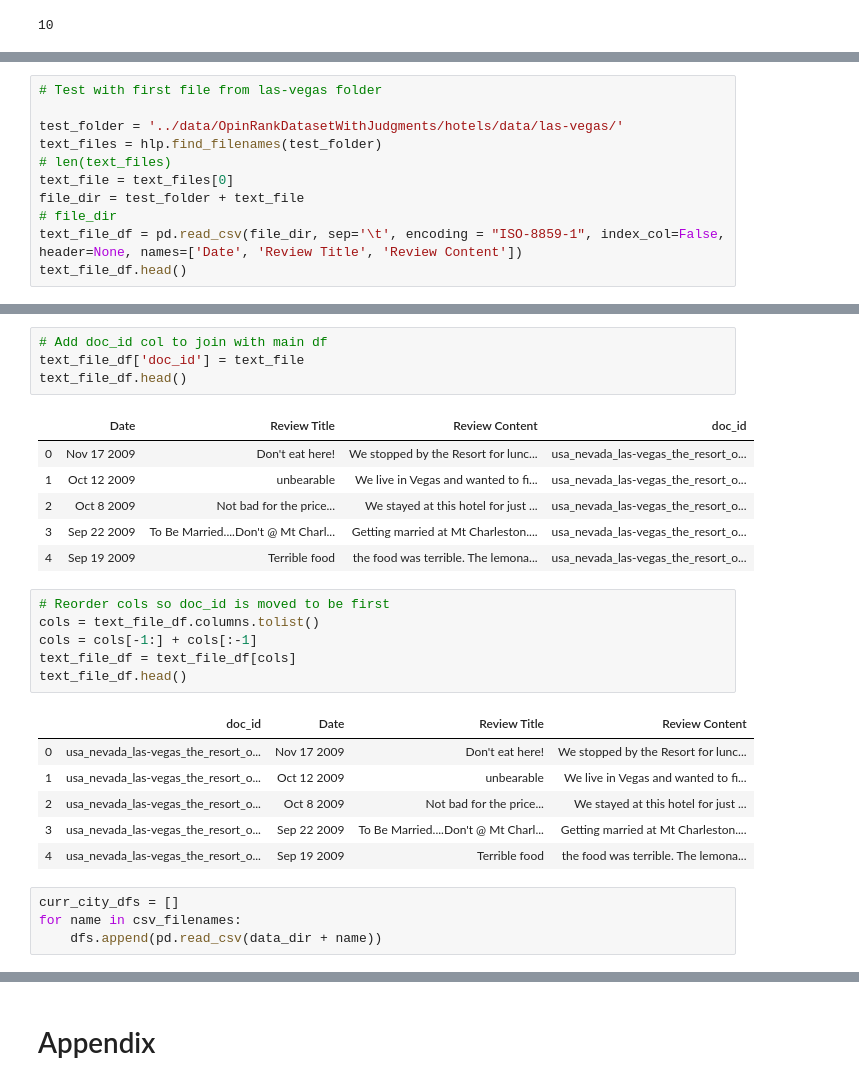
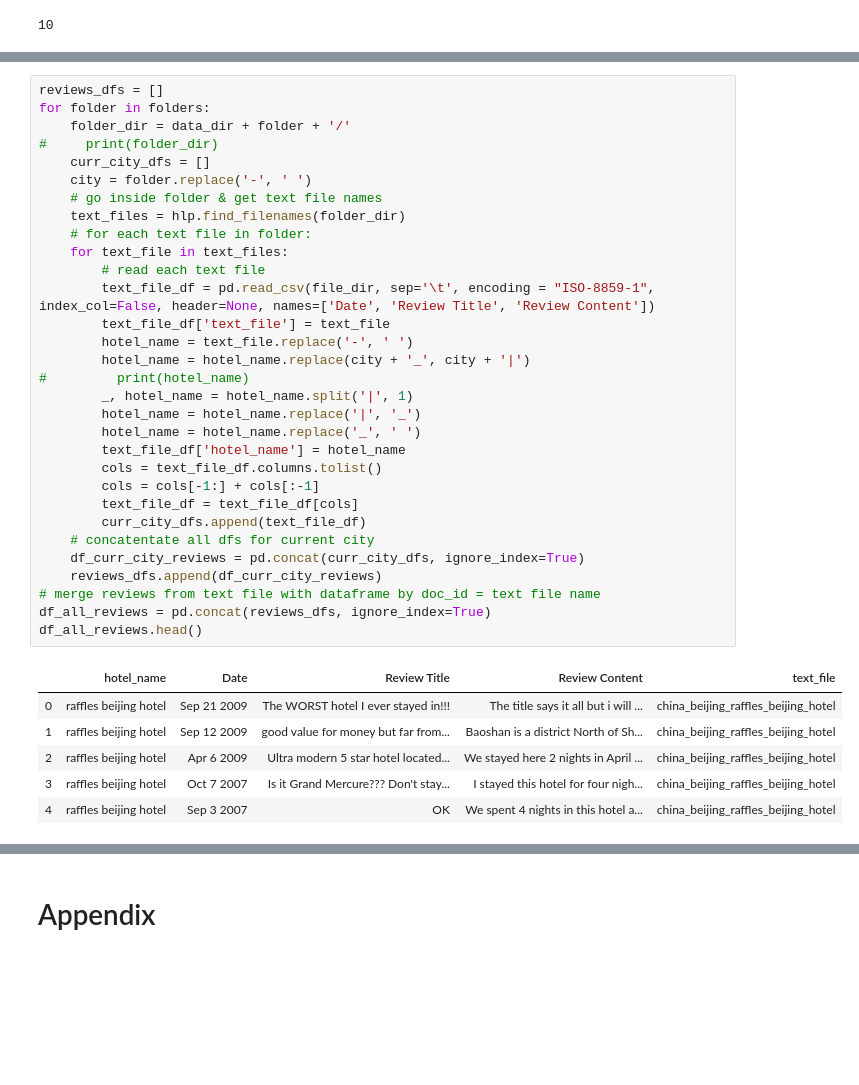
Before and after one commit to chelseanbr/between-the-lines, a Jupyter notebook: notebooks/initial_nb_loading.ipynb, the cells around one changed output, grey strips where cells are left out. Drawn from its saved outputs; the diff is of its cells as text; blank space fills up the shorter version.

```diff
--- a/notebooks/initial_nb_loading.ipynb
+++ b/notebooks/initial_nb_loading.ipynb
@@ -594,11 +590,0 @@ len(folders)
-# %%
-# Test with first file from las-vegas folder
-
-test_folder = '../data/OpinRankDatasetWithJudgments/hotels/data/las-vegas/'
-text_files = hlp.find_filenames(test_folder)
-# len(text_files)
-text_file = text_files[0]
-file_dir = test_folder + text_file
-# file_dir
-text_file_df = pd.read_csv(file_dir, sep='\t', encoding = "ISO-8859-1", index_col=False, header=None, names=['Date', 'Review Title', 'Review Content'])
-text_file_df.head()
@@ -612,28 +591,38 @@ text_file_df.head()
-# %%
-# Add doc_id col to join with main df
-text_file_df['doc_id'] = text_file
-text_file_df.head()
-# %% [output]
-|  | Date | Review Title | Review Content | doc_id |
-| 0 | Nov 17 2009 | Don't eat here! | We stopped by the Resort for lunc... | usa_nevada_las-vegas_the_resort_o... |
-| 1 | Oct 12 2009 | unbearable | We live in Vegas and wanted to fi... | usa_nevada_las-vegas_the_resort_o... |
-| 2 | Oct 8 2009 | Not bad for the price... | We stayed at this hotel for just ... | usa_nevada_las-vegas_the_resort_o... |
-| 3 | Sep 22 2009 | To Be Married....Don't @ Mt Charl... | Getting married at Mt Charleston.... | usa_nevada_las-vegas_the_resort_o... |
-| 4 | Sep 19 2009 | Terrible food | the food was terrible. The lemona... | usa_nevada_las-vegas_the_resort_o... |
-# %%
-# Reorder cols so doc_id is moved to be first
-cols = text_file_df.columns.tolist()
-cols = cols[-1:] + cols[:-1]
-text_file_df = text_file_df[cols]
-text_file_df.head()
-# %% [output]
-|  | doc_id | Date | Review Title | Review Content |
-| 0 | usa_nevada_las-vegas_the_resort_o... | Nov 17 2009 | Don't eat here! | We stopped by the Resort for lunc... |
-| 1 | usa_nevada_las-vegas_the_resort_o... | Oct 12 2009 | unbearable | We live in Vegas and wanted to fi... |
-| 2 | usa_nevada_las-vegas_the_resort_o... | Oct 8 2009 | Not bad for the price... | We stayed at this hotel for just ... |
-| 3 | usa_nevada_las-vegas_the_resort_o... | Sep 22 2009 | To Be Married....Don't @ Mt Charl... | Getting married at Mt Charleston.... |
-| 4 | usa_nevada_las-vegas_the_resort_o... | Sep 19 2009 | Terrible food | the food was terrible. The lemona... |
-# %%
-curr_city_dfs = []
-for name in csv_filenames:
-    dfs.append(pd.read_csv(data_dir + name))
+# %%
+reviews_dfs = []
+for folder in folders:
+    folder_dir = data_dir + folder + '/'
+#     print(folder_dir)
+    curr_city_dfs = []
+    city = folder.replace('-', ' ')
+    # go inside folder & get text file names
+    text_files = hlp.find_filenames(folder_dir)
+    # for each text file in folder:
+    for text_file in text_files:
+        # read each text file
+        text_file_df = pd.read_csv(file_dir, sep='\t', encoding = "ISO-8859-1", index_col=False, header=None, names=['Date', 'Review Title', 'Review Content'])
+        text_file_df['text_file'] = text_file
+        hotel_name = text_file.replace('-', ' ')
+        hotel_name = hotel_name.replace(city + '_', city + '|')
+#         print(hotel_name)
+        _, hotel_name = hotel_name.split('|', 1)
+        hotel_name = hotel_name.replace('|', '_')
+        hotel_name = hotel_name.replace('_', ' ')
+        text_file_df['hotel_name'] = hotel_name
+        cols = text_file_df.columns.tolist()
+        cols = cols[-1:] + cols[:-1]
+        text_file_df = text_file_df[cols]
+        curr_city_dfs.append(text_file_df)
+    # concatentate all dfs for current city
+    df_curr_city_reviews = pd.concat(curr_city_dfs, ignore_index=True)
+    reviews_dfs.append(df_curr_city_reviews)
+# merge reviews from text file with dataframe by doc_id = text file name
+df_all_reviews = pd.concat(reviews_dfs, ignore_index=True)
+df_all_reviews.head()
+# %% [output]
+|  | hotel_name | Date | Review Title | Review Content | text_file |
+| 0 | raffles beijing hotel | Sep 21 2009 | The WORST hotel I ever stayed in!!! | The title says it all but i will ... | china_beijing_raffles_beijing_hotel |
+| 1 | raffles beijing hotel | Sep 12 2009 | good value for money but far from... | Baoshan is a district North of Sh... | china_beijing_raffles_beijing_hotel |
+| 2 | raffles beijing hotel | Apr 6 2009 | Ultra modern 5 star hotel located... | We stayed here 2 nights in April ... | china_beijing_raffles_beijing_hotel |
+| 3 | raffles beijing hotel | Oct 7 2007 | Is it Grand Mercure??? Don't stay... | I stayed this hotel for four nigh... | china_beijing_raffles_beijing_hotel |
+| 4 | raffles beijing hotel | Sep 3 2007 | OK | We spent 4 nights in this hotel a... | china_beijing_raffles_beijing_hotel |
```
Also changed, not shown: parts of 38 cells of this notebook.
